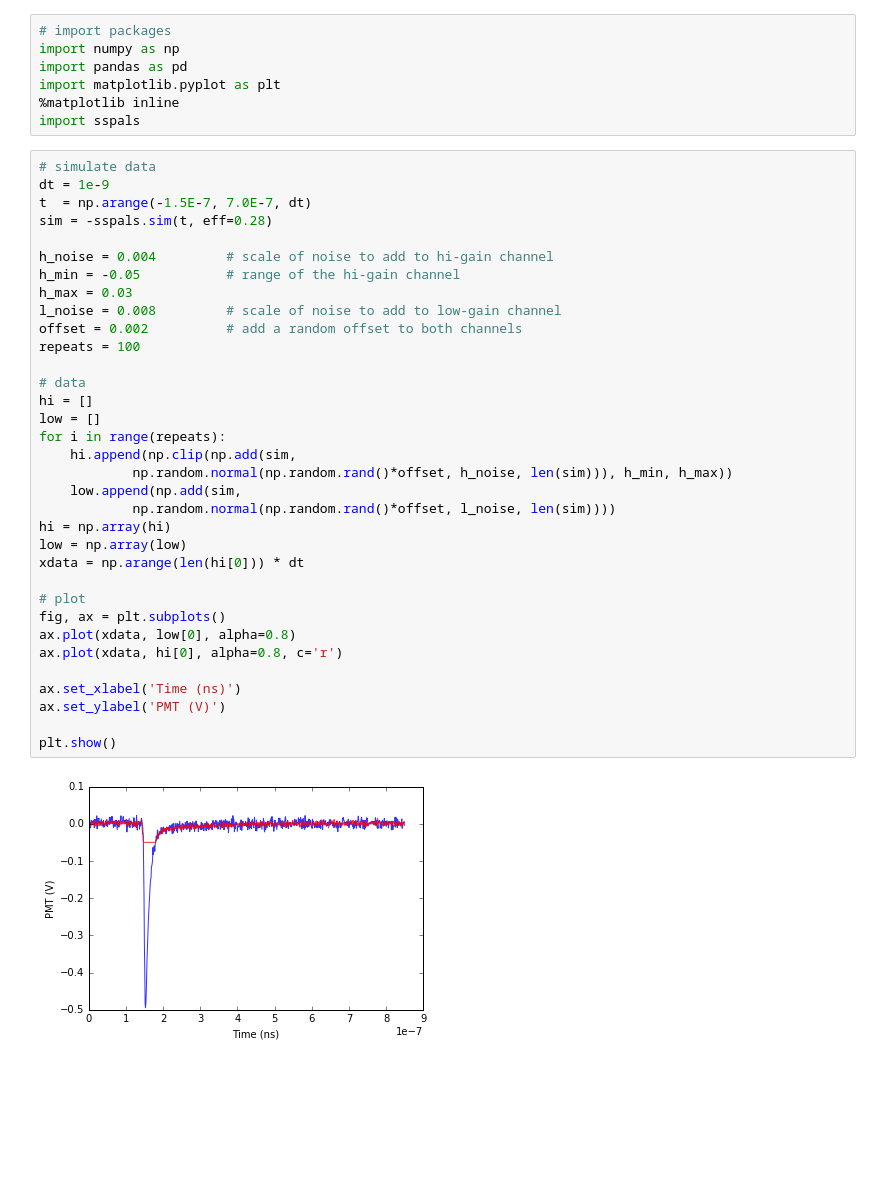
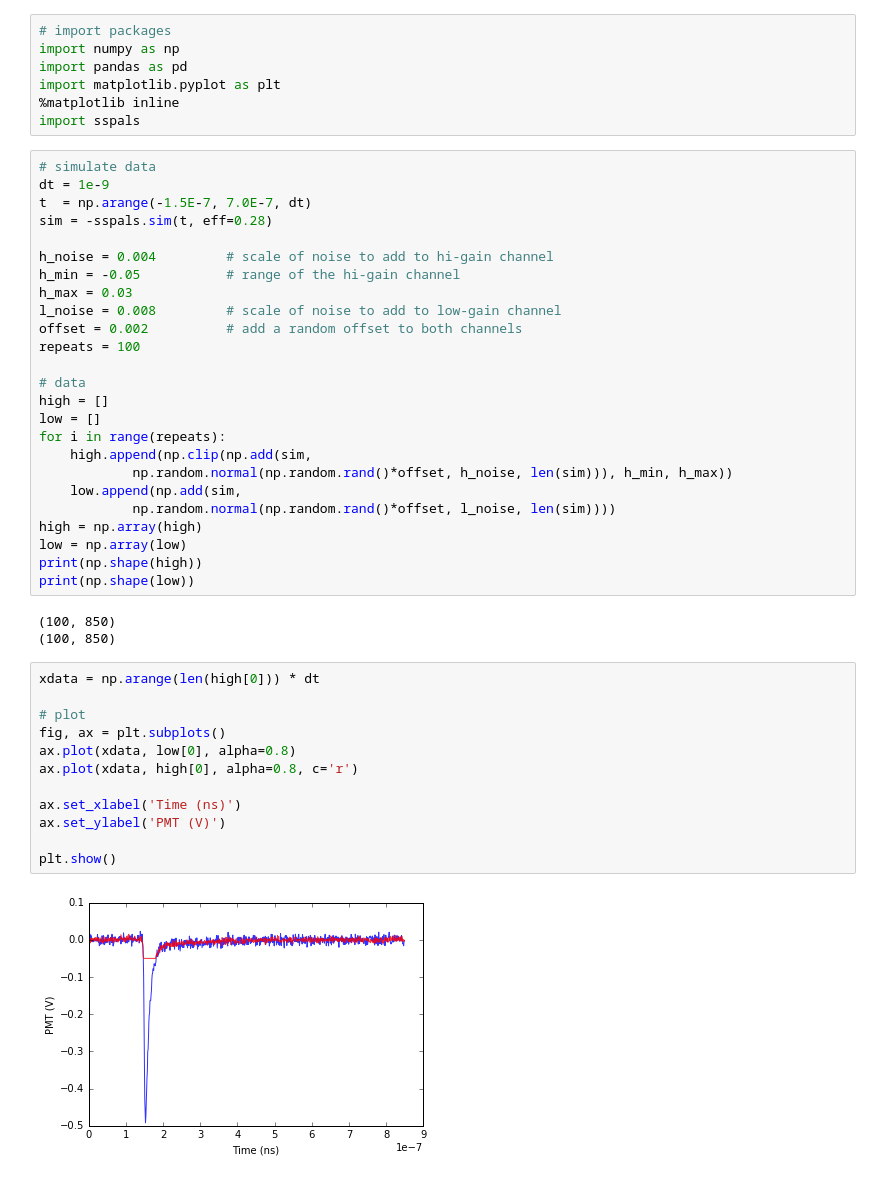
Before and after one commit to PositroniumSpectroscopy/sspals, a Jupyter notebook: examples/Process and Analyse.ipynb, the cells around one changed output. Cells and saved outputs as stored; diff of their text form; blank space fills up the shorter version.

```diff
--- a/examples/Process and Analyse.ipynb
+++ b/examples/Process and Analyse.ipynb
@@ -24,26 +24,32 @@ offset = 0.002          # add a random offset to both channels
 repeats = 100
 
 # data
-hi = []
+high = []
 low = []
 for i in range(repeats):
-    hi.append(np.clip(np.add(sim,
+    high.append(np.clip(np.add(sim,
             np.random.normal(np.random.rand()*offset, h_noise, len(sim))), h_min, h_max))
     low.append(np.add(sim,
             np.random.normal(np.random.rand()*offset, l_noise, len(sim))))
-hi = np.array(hi)
+high = np.array(high)
 low = np.array(low)
-xdata = np.arange(len(hi[0])) * dt
-
-# plot
-fig, ax = plt.subplots()
-ax.plot(xdata, low[0], alpha=0.8)
-ax.plot(xdata, hi[0], alpha=0.8, c='r')
-
-ax.set_xlabel('Time (ns)')
-ax.set_ylabel('PMT (V)')
-
-plt.show()
+print(np.shape(high))
+print(np.shape(low))
 # %% [output]
-[figure, removed]
+(100, 850)
+(100, 850)
+# %%
+xdata = np.arange(len(high[0])) * dt
+
+# plot
+fig, ax = plt.subplots()
+ax.plot(xdata, low[0], alpha=0.8)
+ax.plot(xdata, high[0], alpha=0.8, c='r')
+
+ax.set_xlabel('Time (ns)')
+ax.set_ylabel('PMT (V)')
+
+plt.show()
+# %% [output]
+[figure, added]
 # %%
```
Also changed, not shown: parts of 3 cells of this notebook, 2 other files.
